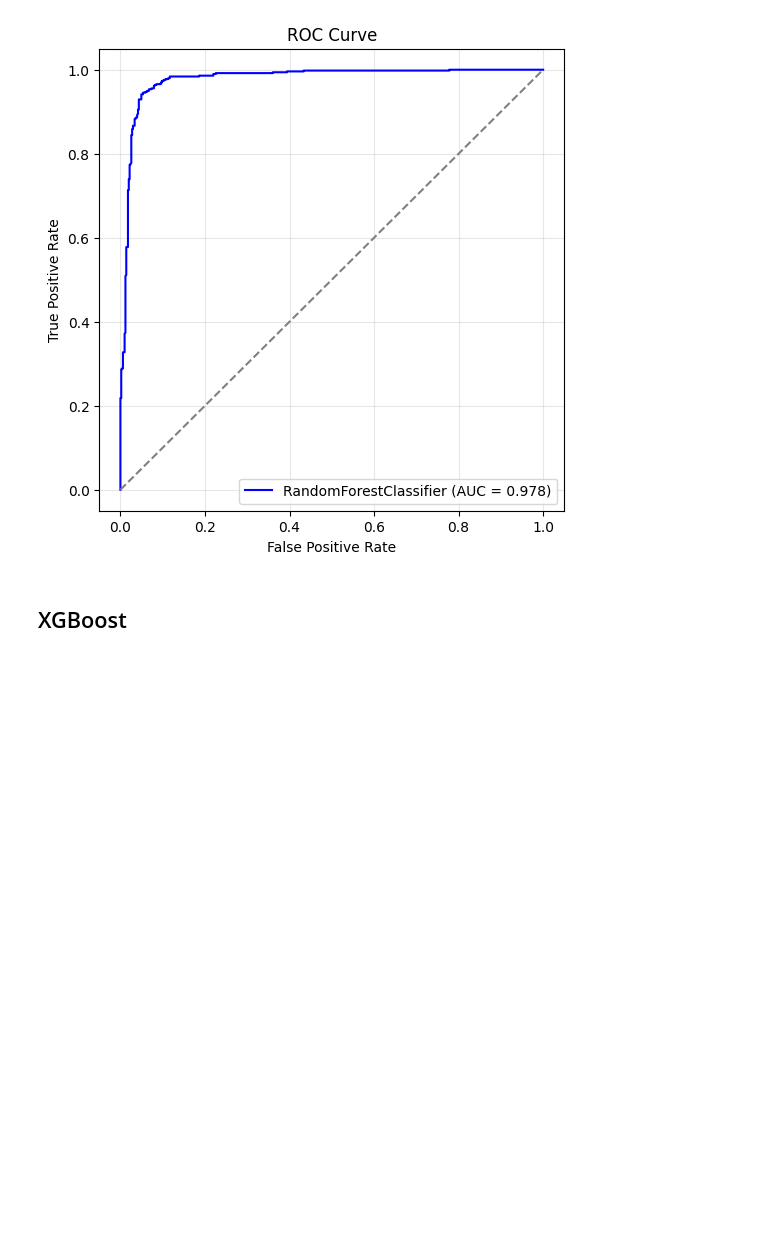
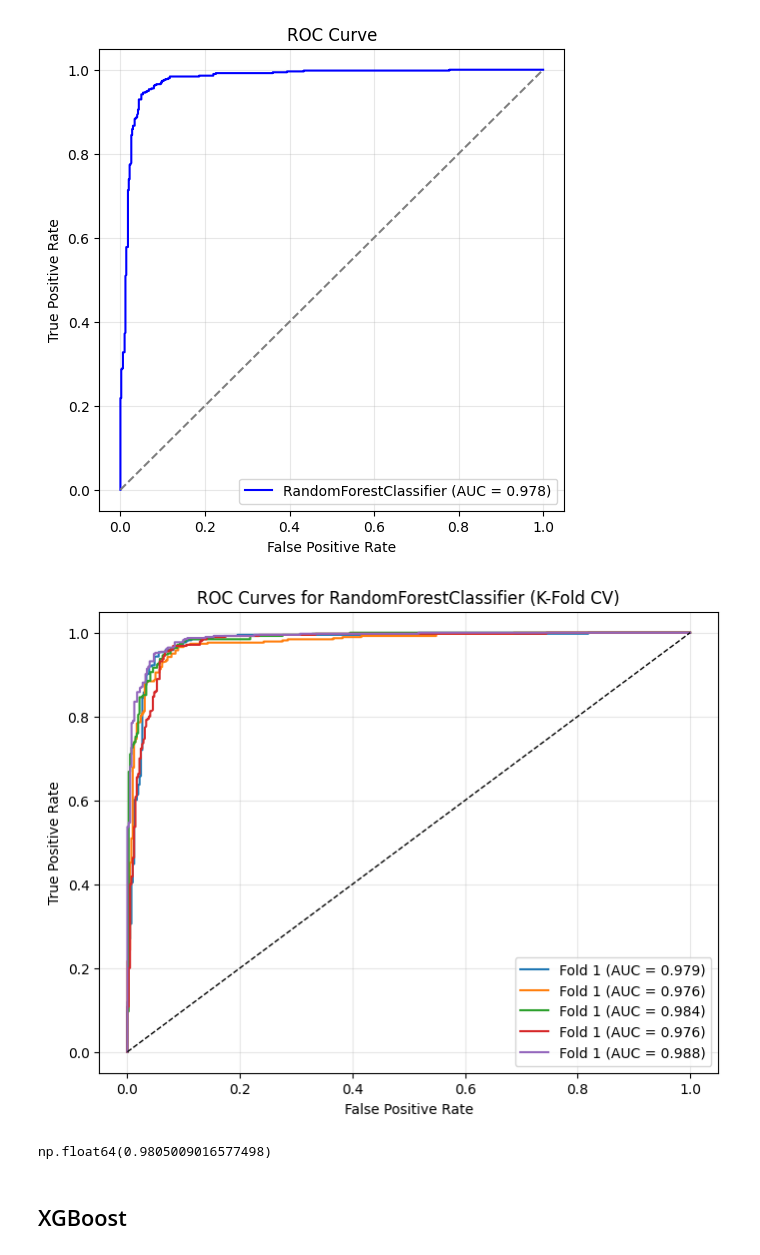
Before and after one commit to petrushki/PersonalityPredictor, a Jupyter notebook: notebook.ipynb, the cells around one changed output. Cells and saved outputs as stored; diff of their text form; code cells hidden in the pictures; blank space fills up the shorter version.

```diff
--- a/notebook.ipynb
+++ b/notebook.ipynb
@@ -597,6 +597,14 @@ rf_params = {
 model = train_validate_model(X_train, y_train, X_val, y_val, RandomForestClassifier, rf_params, plot_curve=True)
 # %% [output]
 [figure]
+# %%
+scores_rf = cross_fold_validation(df_full_train, RandomForestClassifier, rf_params, plot_curve=True)
+# %% [output]
+[figure, added]
+# %%
+np.mean(scores_rf)
+# %% [output]
+np.float64(0.9805009016577498)
 # %% [markdown]
 ## XGBoost
 # %%
```
Also changed, not shown: parts of 3 cells of this notebook.
